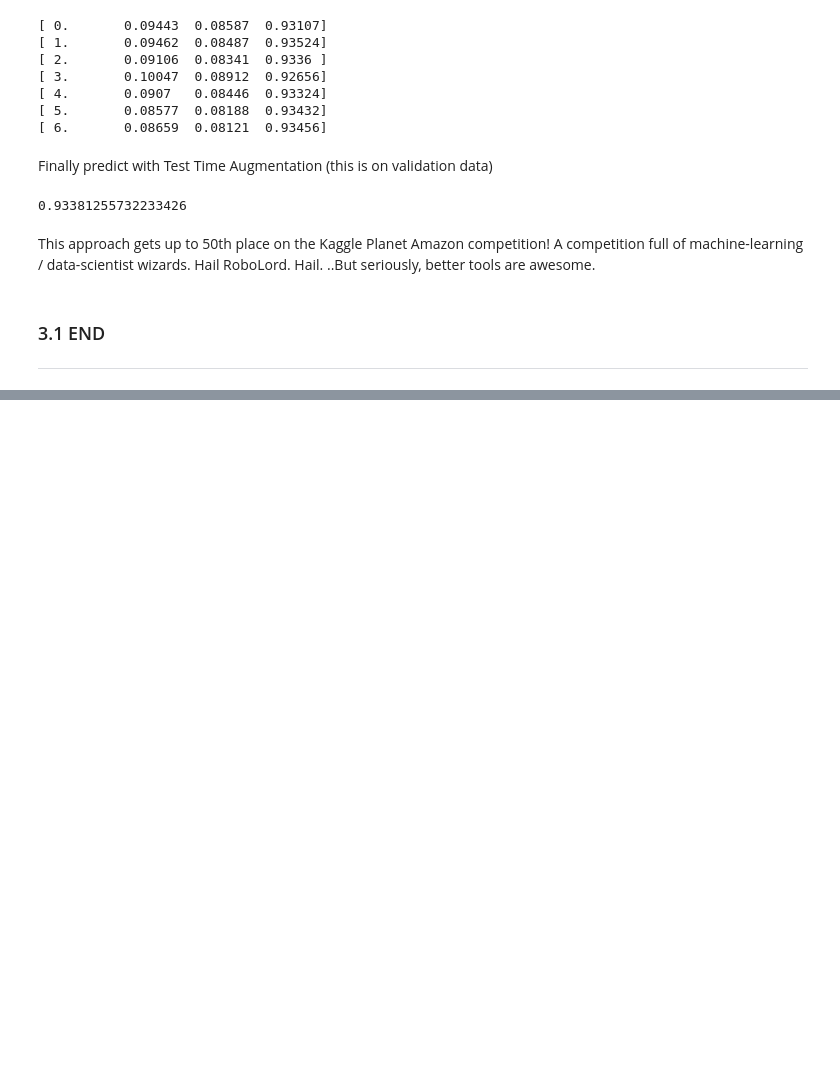
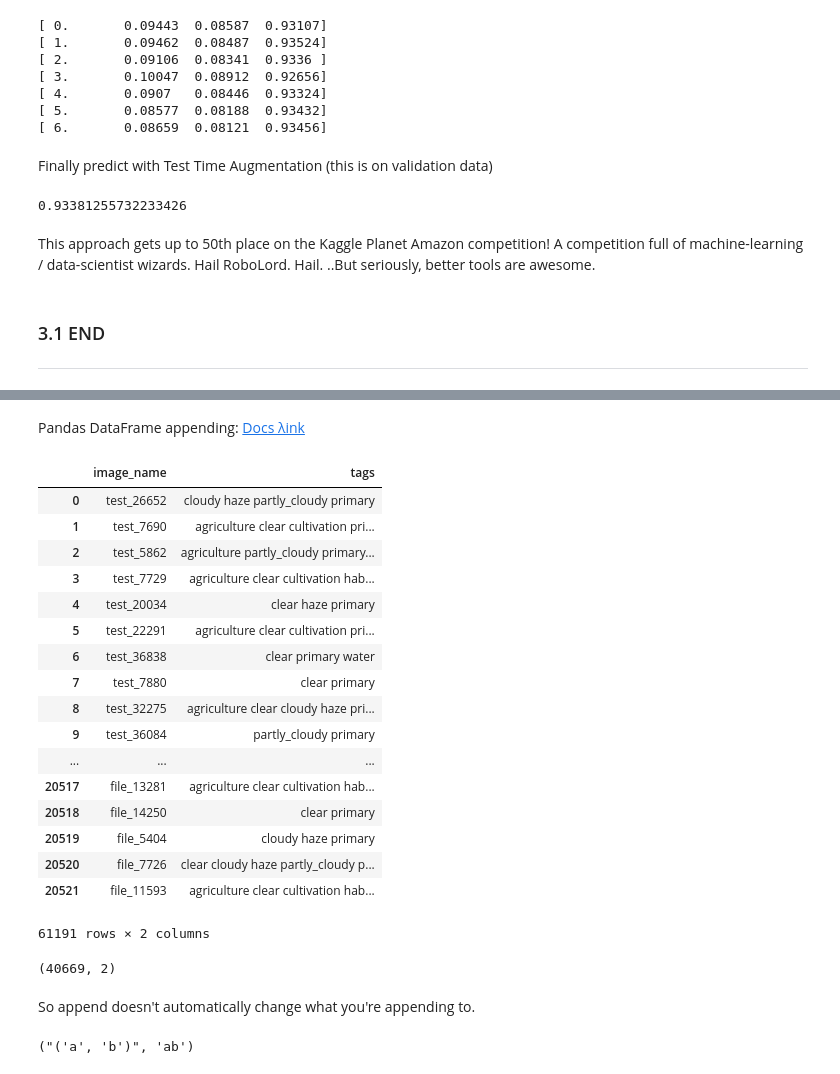
Before and after one commit to WNoxchi/deeplearningstudy, a Jupyter notebook: FADL1/L3CA_lesson2-image-models.ipynb, the cells around one changed output, grey strips where cells are left out. Saved outputs shown, nothing was run; the diff lists cells and outputs as text; code cells hidden in the pictures; blank space fills up the shorter version.

```diff
--- a/FADL1/L3CA_lesson2-image-models.ipynb
+++ b/FADL1/L3CA_lesson2-image-models.ipynb
@@ -320,0 +459,3 @@ test_preds = np.exp(test_log_preds)
+# %%
+submission.insert(0, 'image_name', [f.split('/')[1].split('.')[0] for f in data.test_ds.fnames])
+submission.head()
@@ -320,0 +487,9 @@ test_preds = np.exp(test_log_preds)
+# %%
+# does tfms matter since I'm only adding another test-set ?
+tfms = tfms_from_model(f_model, sz=256, aug_tfms=transforms_top_down, max_zoom=1.05)
+data = ImageClassifierData.from_csv(PATH, 'train-jpg', label_csv, tfms=tfms, bs=24, suffix='.jpg',
+                                    val_idxs=val_idxs, test_name='test-jpg-additional')
+learn.set_data(data)
+# %%
+log_preds_adtl = learn.TTA(is_test=True)[0]
+preds_adtl = np.exp(log_preds_adtl)
@@ -320,0 +500,5 @@ test_preds = np.exp(test_log_preds)
+# %%
+predicted_tags_adtl = [[' '.join(classes[np.where(pred >= threshold)])] for pred in preds_adtl]
+df_adtl = pd.DataFrame(predicted_tags_adtl, columns = ['tags'])
+
+df_adtl.insert(0, 'image_name', [f.split('/')[1].split('.')[0] for f in data.test_ds.fnames])
@@ -320,0 +514,29 @@ test_preds = np.exp(test_log_preds)
+# %% [markdown]
+Pandas DataFrame appending: [Docs λink](https://pandas.pydata.org/pandas-docs/stable/generated/pandas.DataFrame.append.html)
+# %%
+submission.append(df_adtl)
+# %% [output]
+|  | image_name | tags |
+| 0 | test_26652 | cloudy haze partly_cloudy primary |
+| 1 | test_7690 | agriculture clear cultivation pri... |
+| 2 | test_5862 | agriculture partly_cloudy primary... |
+| 3 | test_7729 | agriculture clear cultivation hab... |
+| 4 | test_20034 | clear haze primary |
+| 5 | test_22291 | agriculture clear cultivation pri... |
+| 6 | test_36838 | clear primary water |
+| 7 | test_7880 | clear primary |
+| 8 | test_32275 | agriculture clear cloudy haze pri... |
+| 9 | test_36084 | partly_cloudy primary |
+| ... | ... | ... |
+| 20517 | file_13281 | agriculture clear cultivation hab... |
+| 20518 | file_14250 | clear primary |
+| 20519 | file_5404 | cloudy haze primary |
+| 20520 | file_7726 | clear cloudy haze partly_cloudy p... |
+| 20521 | file_11593 | agriculture clear cultivation hab... |
+61191 rows × 2 columns
+# %%
+submission.shape
+# %% [output]
+(40669, 2)
+# %% [markdown]
+So append doesn't automatically change what you're appending to.
@@ -320,0 +545,5 @@ test_preds = np.exp(test_log_preds)
+# %%
+x, y = 'a', 'b'
+f'{x,y}', f'{x}{y}'
+# %% [output]
+("('a', 'b')", 'ab')
```
Also changed, not shown: parts of 49 cells of this notebook.
